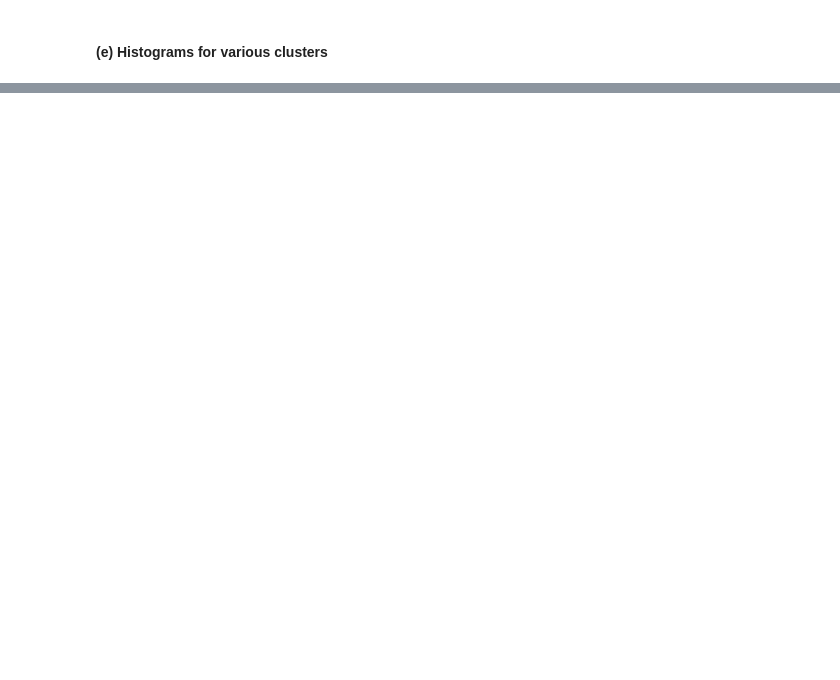
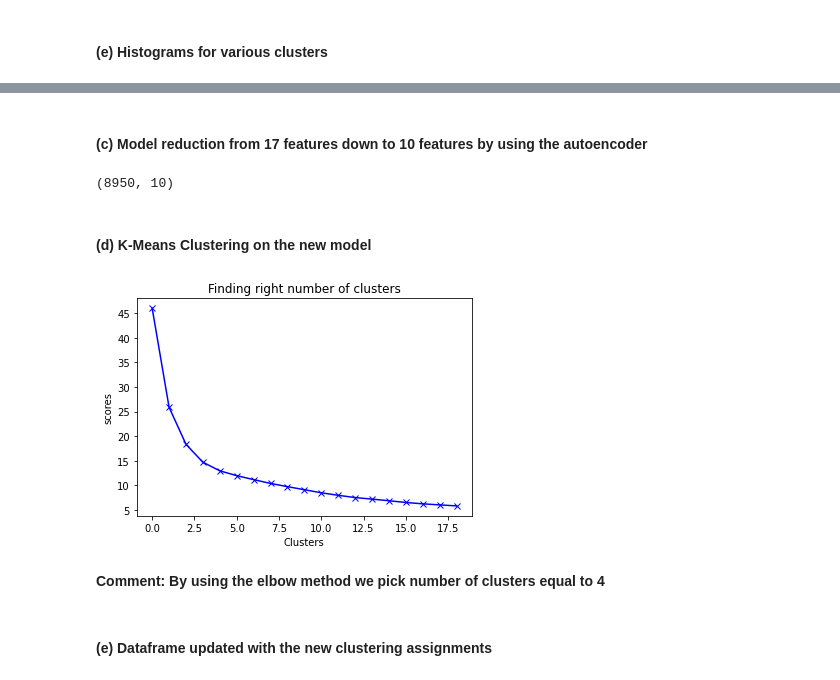
Before and after one commit to Panostam/Marketing_Department_Clustering_Project, a Jupyter notebook: Marketing_Department_Clustering_Project.ipynb, the cells around one changed output, grey strips where cells are left out. Saved outputs shown, nothing was run; the diff lists cells and outputs as text; code cells hidden in the pictures; blank space fills up the shorter version.

```diff
--- a/Marketing_Department_Clustering_Project.ipynb
+++ b/Marketing_Department_Clustering_Project.ipynb
@@ -284,0 +348,2 @@ for i in creditcard_df.columns:
+# %%
+autoencoder.fit(creditcard_df_scaled, creditcard_df_scaled, batch_size = 128, epochs = 25,  verbose = 1)
@@ -284,0 +371,29 @@ for i in creditcard_df.columns:
+# %% [markdown]
+#### (c) Model reduction from 17 features down to 10 features by using the autoencoder
+# %%
+pred = encoder.predict(creditcard_df_scaled)
+# %%
+pred.shape
+# %% [output]
+(8950, 10)
+# %% [markdown]
+#### (d) K-Means Clustering on the new model
+# %%
+scores_2 = []
+
+range_values = range(1, 20)
+
+for i in range_values:
+  kmeans = KMeans(n_clusters= i)
+  kmeans.fit(pred)
+  scores_2.append(kmeans.inertia_)
+
+plt.plot(scores_2, 'bx-')
+plt.title('Finding right number of clusters')
+plt.xlabel('Clusters')
+plt.ylabel('scores')
+plt.show()
+# %% [output]
+[figure, added]
+# %% [markdown]
+**Comment: By using the elbow method we pick number of clusters equal to 4**
@@ -284,0 +405,2 @@ for i in creditcard_df.columns:
+# %% [markdown]
+#### (e) Dataframe updated with the new clustering assignments
```
Also changed, not shown: parts of 20 cells of this notebook, 1 other file.
